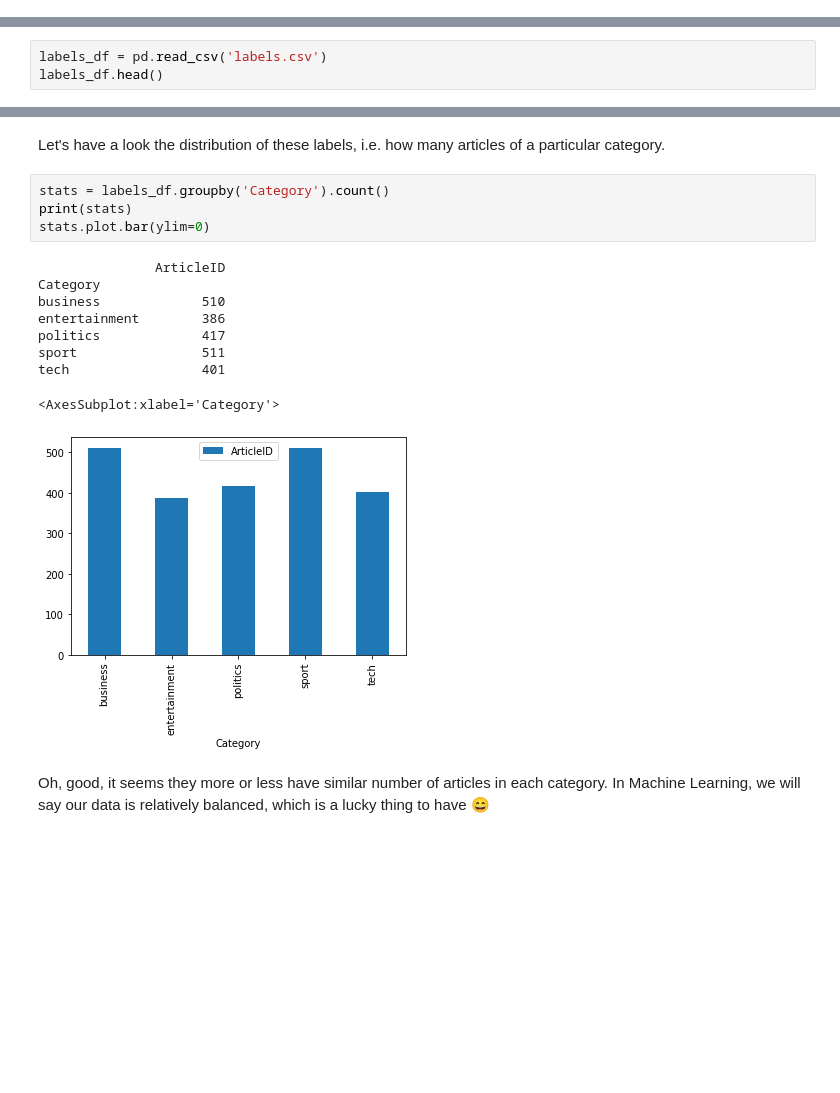
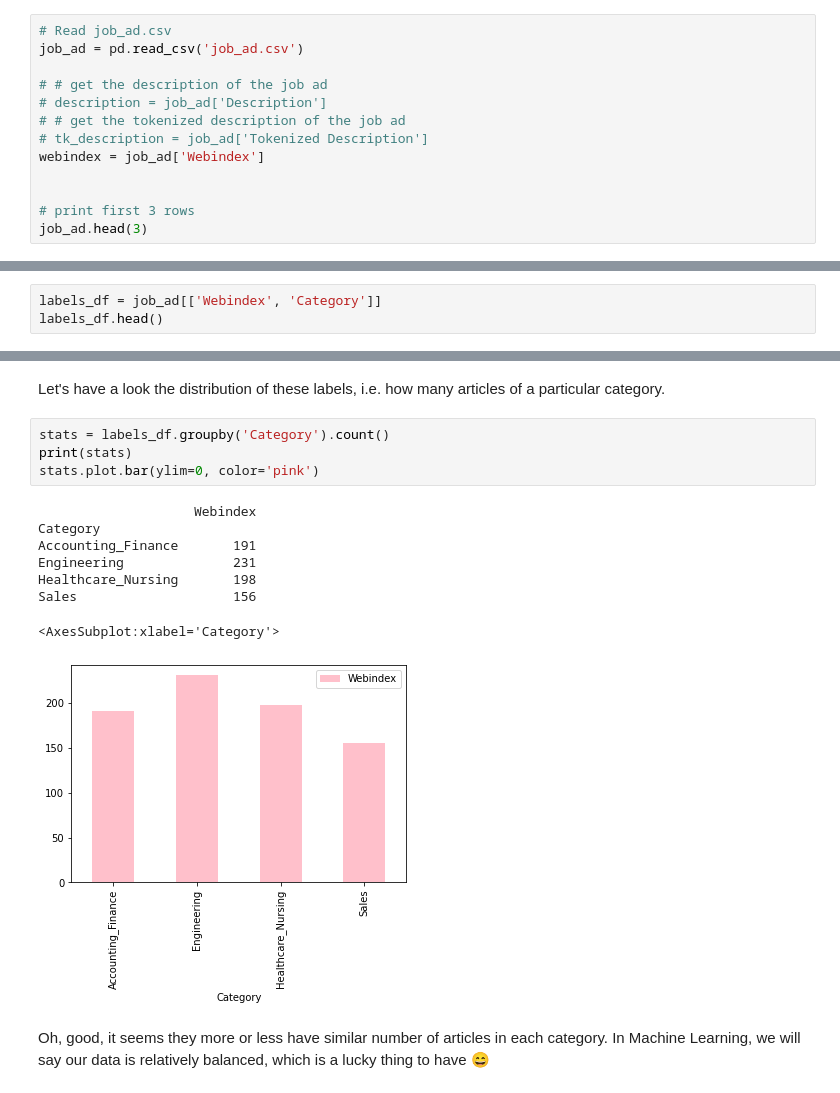
Before and after one commit to tnathu-ai/NLP-Job-Ad, a Jupyter notebook: Act 4_Document Classification.ipynb, the cells around one changed output, grey strips where cells are left out. Saved outputs shown, nothing was run; the diff lists cells and outputs as text; blank space fills up the shorter version.

```diff
--- a/Act 4_Document Classification.ipynb
+++ b/Act 4_Document Classification.ipynb
@@ -80,3 +82,16 @@ Now we have reconstructed the vector representation (binary, count and tfidf) of
 # %% [markdown]
 ### 1.2 Labels
 Let's have a look at the label data `labels.csv` file, we can easily read it in using pandas funciton `read_csv`.
+# %%
+# Read job_ad.csv
+job_ad = pd.read_csv('job_ad.csv')
+
+# # get the description of the job ad
+# description = job_ad['Description']
+# # get the tokenized description of the job ad
+# tk_description = job_ad['Tokenized Description']
+webindex = job_ad['Webindex']
+
+
+# print first 3 rows
+job_ad.head(3)
@@ -83,4 +103,4 @@ Let's have a look at the label data `labels.csv` file, we can easily read it in
 # %%
-labels_df = pd.read_csv('labels.csv')
+labels_df = job_ad[['Webindex', 'Category']]
 labels_df.head()
 # %% [output]
@@ -104,17 +124,16 @@ Let's have a look the distribution of these labels, i.e. how many articles of a
 # %%
 stats = labels_df.groupby('Category').count()
 print(stats)
-stats.plot.bar(ylim=0)
+stats.plot.bar(ylim=0, color='pink')
 # %% [output]
-               ArticleID
+                    Webindex
 Category
-business             510
-entertainment        386
-politics             417
-sport                511
-tech                 401
+Accounting_Finance       191
+Engineering              231
+Healthcare_Nursing       198
+Sales                    156
 <AxesSubplot:xlabel='Category'>
-[figure, old version]
+[figure, new version]
 # %% [markdown]
 Oh, good, it seems they more or less have similar number of articles in each category. In Machine Learning, we will say our data is relatively balanced, which is a lucky thing to have &#128516;
 # %% [markdown]
```
Also changed, not shown: parts of 34 cells of this notebook, 5 other files.
